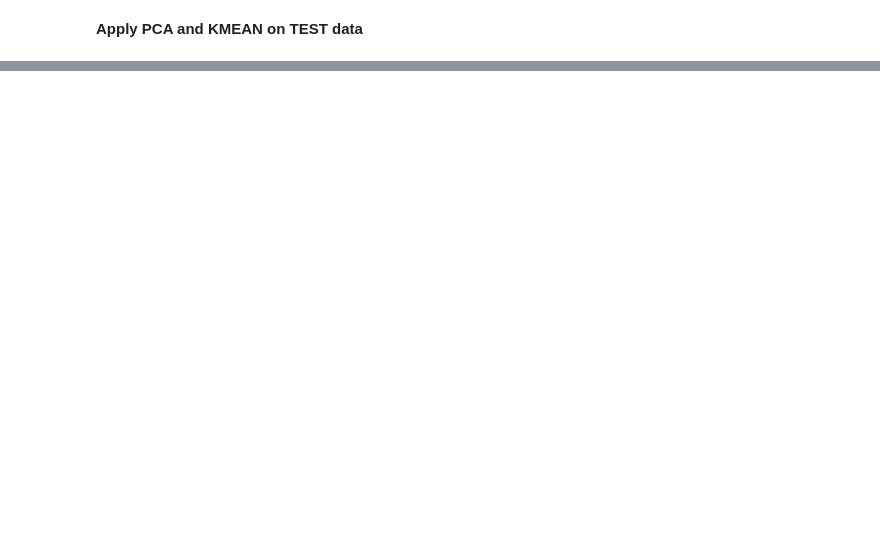
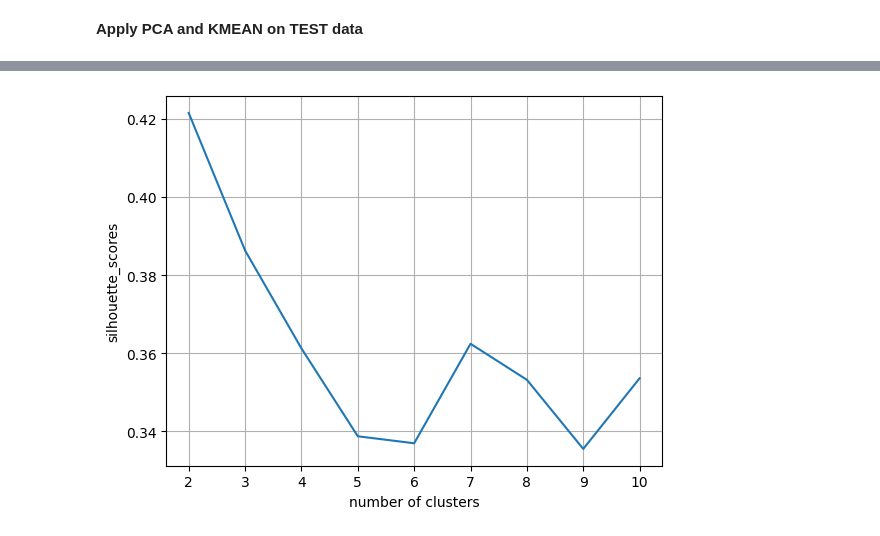
Before and after one commit to Rj-Ahsan/Unsupervised-Models, a Jupyter notebook: country-Aid.ipynb, the cells around one changed output, grey strips where cells are left out. Cells and saved outputs as stored; diff of their text form; code cells hidden in the pictures; blank space fills up the shorter version.

```diff
--- a/country-Aid.ipynb
+++ b/country-Aid.ipynb
@@ -214,0 +254,9 @@ plt.show()
+# %%
+from sklearn.metrics import silhouette_score
+silhouette_scores = []
+for k in range (2,11):
+   cluster = AgglomerativeClustering(n_clusters = k, metric = 'euclidean', linkage = 'ward')
+   cluster.fit(X_pca)
+   score = silhouette_score(X_pca, cluster.labels_)
+   print(score)
+   silhouette_scores.append(score)
@@ -214,0 +273,9 @@ plt.show()
+# %%
+plt.plot(range(2,11), silhouette_scores)
+plt.xticks(range(2,11))
+plt.xlabel("number of clusters")
+plt.ylabel("silhouette_scores")
+plt.grid(True)
+plt.show()
+# %% [output]
+[figure, added]
```
Also changed, not shown: parts of 22 cells of this notebook, 8 other files.
